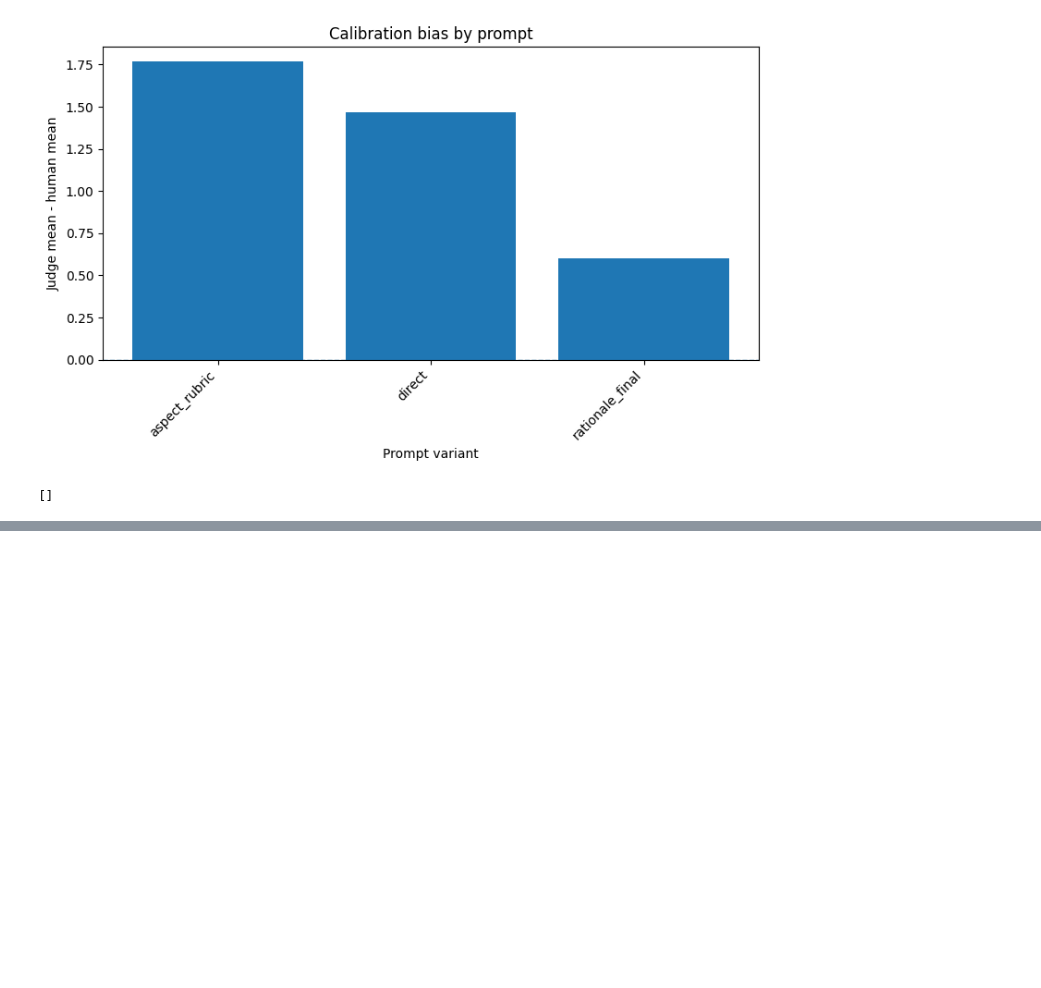
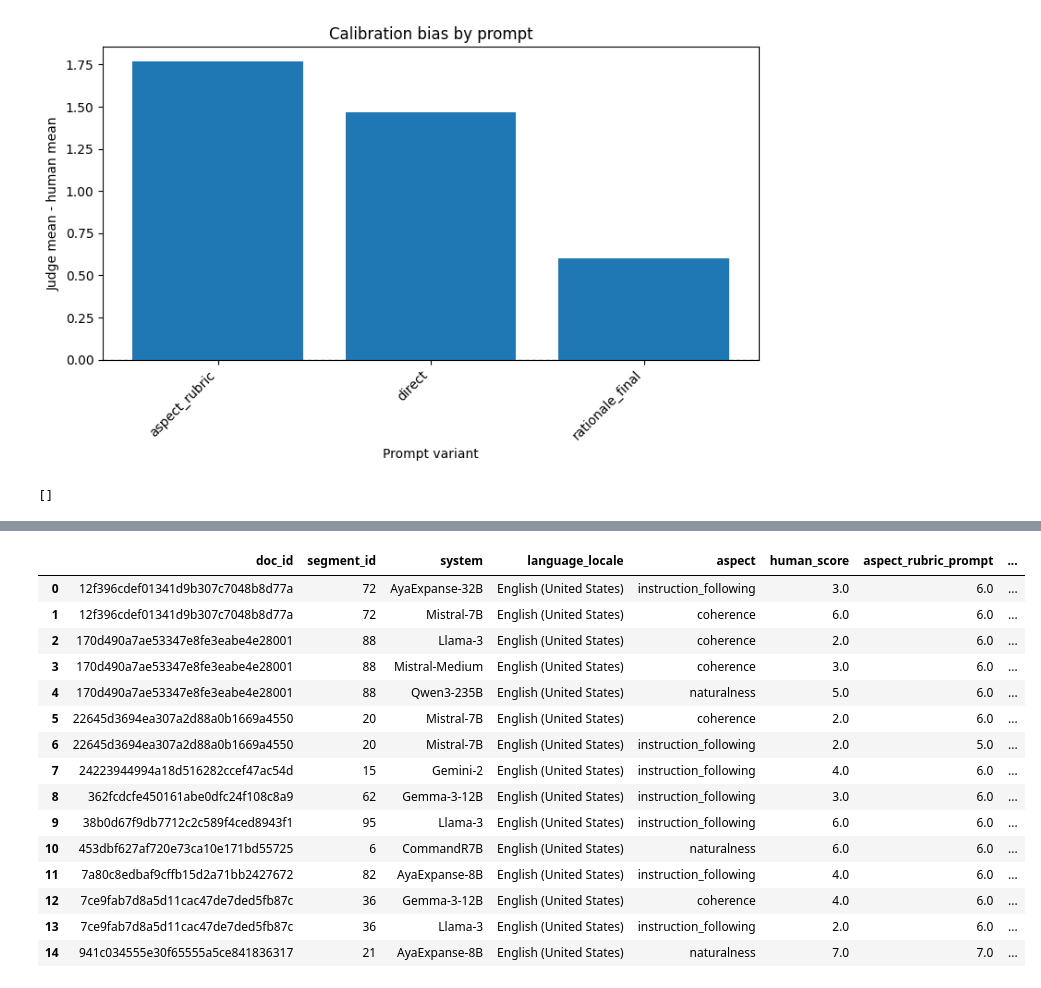
Before and after one commit to NhAnh278/llm-as-a-judge-praktikum, a Jupyter notebook: notebooks/Nhat_Anh_Hoang_analysis.ipynb, the cells around one changed output, grey strips where cells are left out. Cells and saved outputs as stored; diff of their text form; code cells hidden in the pictures; blank space fills up the shorter version.

```diff
--- a/notebooks/Nhat_Anh_Hoang_analysis.ipynb
+++ b/notebooks/Nhat_Anh_Hoang_analysis.ipynb
@@ -1999,0 +2221,38 @@ df_prompt_all.groupby("prompt_variant").agg(
+# %%
+key_cols = [
+    "doc_id",
+    "segment_id",
+    "system",
+    "language_locale",
+    "aspect",
+    "human_score"
+]
+
+df_compare_wide = df_compare_sources.pivot_table(
+    index=key_cols,
+    columns="source_variant",
+    values="judge_score",
+    aggfunc="first"
+).reset_index()
+
+# bỏ tên index của columns cho đẹp
+df_compare_wide.columns.name = None
+
+df_compare_wide.head(15)
+# %% [output]
+|  | doc_id | segment_id | system | language_locale | aspect | human_score | aspect_rubric_prompt | ... |
+| 0 | 12f396cdef01341d9b307c7048b8d77a | 72 | AyaExpanse-32B | English (United States) | instruction_following | 3.0 | 6.0 | ... |
+| 1 | 12f396cdef01341d9b307c7048b8d77a | 72 | Mistral-7B | English (United States) | coherence | 6.0 | 6.0 | ... |
+| 2 | 170d490a7ae53347e8fe3eabe4e28001 | 88 | Llama-3 | English (United States) | coherence | 2.0 | 6.0 | ... |
+| 3 | 170d490a7ae53347e8fe3eabe4e28001 | 88 | Mistral-Medium | English (United States) | coherence | 3.0 | 6.0 | ... |
+| 4 | 170d490a7ae53347e8fe3eabe4e28001 | 88 | Qwen3-235B | English (United States) | naturalness | 5.0 | 6.0 | ... |
+| 5 | 22645d3694ea307a2d88a0b1669a4550 | 20 | Mistral-7B | English (United States) | coherence | 2.0 | 6.0 | ... |
+| 6 | 22645d3694ea307a2d88a0b1669a4550 | 20 | Mistral-7B | English (United States) | instruction_following | 2.0 | 5.0 | ... |
+| 7 | 24223944994a18d516282ccef47ac54d | 15 | Gemini-2 | English (United States) | instruction_following | 4.0 | 6.0 | ... |
+| 8 | 362fcdcfe450161abe0dfc24f108c8a9 | 62 | Gemma-3-12B | English (United States) | instruction_following | 3.0 | 6.0 | ... |
+| 9 | 38b0d67f9db7712c2c589f4ced8943f1 | 95 | Llama-3 | English (United States) | instruction_following | 6.0 | 6.0 | ... |
+| 10 | 453dbf627af720e73ca10e171bd55725 | 6 | CommandR7B | English (United States) | naturalness | 6.0 | 6.0 | ... |
+| 11 | 7a80c8edbaf9cffb15d2a71bb2427672 | 82 | AyaExpanse-8B | English (United States) | instruction_following | 4.0 | 6.0 | ... |
+| 12 | 7ce9fab7d8a5d11cac47de7ded5fb87c | 36 | Gemma-3-12B | English (United States) | coherence | 4.0 | 6.0 | ... |
+| 13 | 7ce9fab7d8a5d11cac47de7ded5fb87c | 36 | Llama-3 | English (United States) | instruction_following | 2.0 | 6.0 | ... |
+| 14 | 941c034555e30f65555a5ce841836317 | 21 | AyaExpanse-8B | English (United States) | naturalness | 7.0 | 7.0 | ... |
```
Also changed, not shown: parts of 17 cells of this notebook.
